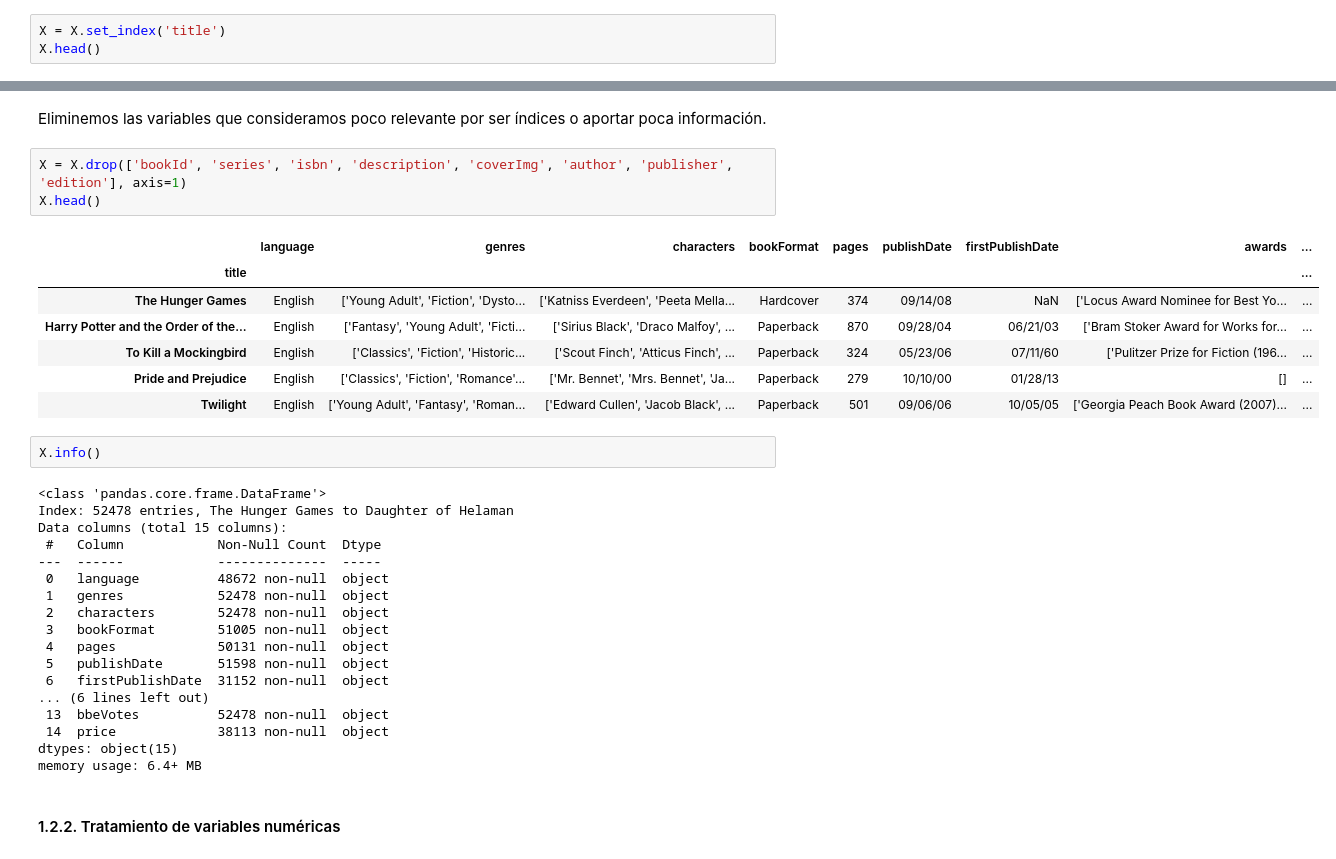
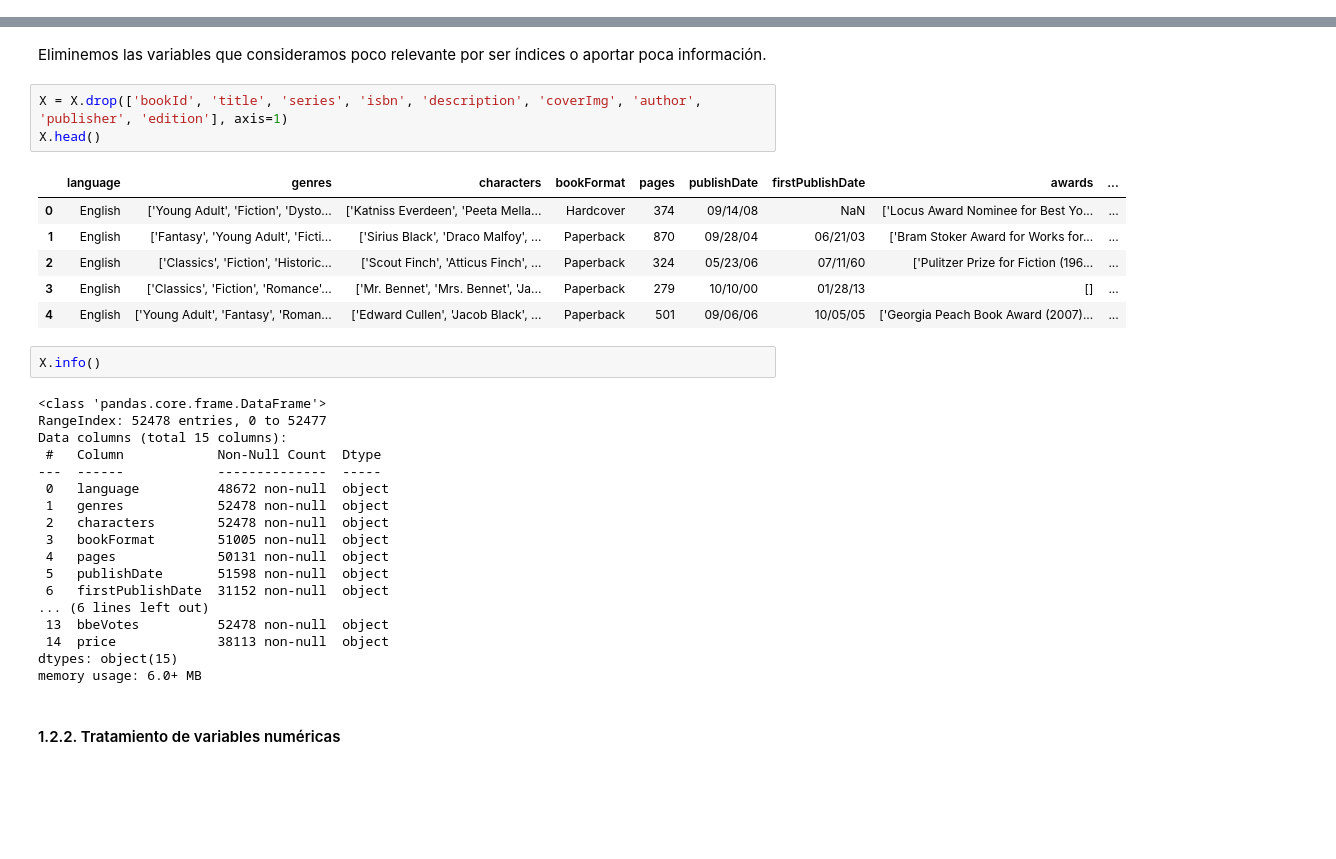
Before and after one commit to igmarco/PreparacionDeDatos_Trabajos, a Jupyter notebook: PD_Trabajo2Opcional/AscorbeMarco_PD_Trabajo2Opcional.ipynb, the cells around one changed output, grey strips where cells are left out. Saved outputs shown, nothing was run; the diff lists cells and outputs as text; blank space fills up the shorter version.

```diff
--- a/PD_Trabajo2Opcional/AscorbeMarco_PD_Trabajo2Opcional.ipynb
+++ b/PD_Trabajo2Opcional/AscorbeMarco_PD_Trabajo2Opcional.ipynb
@@ -96,3 +73,0 @@ Bien es cierto, que podemos usar un identificador de entre los que tenemos para
-# %%
-X = X.set_index('title')
-X.head()
@@ -110,21 +76,20 @@ X.head()
 # %% [markdown]
 Eliminemos las variables que consideramos poco relevante por ser índices o aportar poca información.
 # %%
-X = X.drop(['bookId', 'series', 'isbn', 'description', 'coverImg', 'author', 'publisher', 'edition'], axis=1)
+X = X.drop(['bookId', 'title', 'series', 'isbn', 'description', 'coverImg', 'author', 'publisher', 'edition'], axis=1)
 X.head()
 # %% [output]
 |  | language | genres | characters | bookFormat | pages | publishDate | firstPublishDate | awards | ... |
-| title |  |  |  |  |  |  |  |  | ... |
-| The Hunger Games | English | ['Young Adult', 'Fiction', 'Dysto... | ['Katniss Everdeen', 'Peeta Mella... | Hardcover | 374 | 09/14/08 | NaN | ['Locus Award Nominee for Best Yo... | ... |
-| Harry Potter and the Order of the... | English | ['Fantasy', 'Young Adult', 'Ficti... | ['Sirius Black', 'Draco Malfoy', ... | Paperback | 870 | 09/28/04 | 06/21/03 | ['Bram Stoker Award for Works for... | ... |
-| To Kill a Mockingbird | English | ['Classics', 'Fiction', 'Historic... | ['Scout Finch', 'Atticus Finch', ... | Paperback | 324 | 05/23/06 | 07/11/60 | ['Pulitzer Prize for Fiction (196... | ... |
-| Pride and Prejudice | English | ['Classics', 'Fiction', 'Romance'... | ['Mr. Bennet', 'Mrs. Bennet', 'Ja... | Paperback | 279 | 10/10/00 | 01/28/13 | [] | ... |
-| Twilight | English | ['Young Adult', 'Fantasy', 'Roman... | ['Edward Cullen', 'Jacob Black', ... | Paperback | 501 | 09/06/06 | 10/05/05 | ['Georgia Peach Book Award (2007)... | ... |
+| 0 | English | ['Young Adult', 'Fiction', 'Dysto... | ['Katniss Everdeen', 'Peeta Mella... | Hardcover | 374 | 09/14/08 | NaN | ['Locus Award Nominee for Best Yo... | ... |
+| 1 | English | ['Fantasy', 'Young Adult', 'Ficti... | ['Sirius Black', 'Draco Malfoy', ... | Paperback | 870 | 09/28/04 | 06/21/03 | ['Bram Stoker Award for Works for... | ... |
+| 2 | English | ['Classics', 'Fiction', 'Historic... | ['Scout Finch', 'Atticus Finch', ... | Paperback | 324 | 05/23/06 | 07/11/60 | ['Pulitzer Prize for Fiction (196... | ... |
+| 3 | English | ['Classics', 'Fiction', 'Romance'... | ['Mr. Bennet', 'Mrs. Bennet', 'Ja... | Paperback | 279 | 10/10/00 | 01/28/13 | [] | ... |
+| 4 | English | ['Young Adult', 'Fantasy', 'Roman... | ['Edward Cullen', 'Jacob Black', ... | Paperback | 501 | 09/06/06 | 10/05/05 | ['Georgia Peach Book Award (2007)... | ... |
 # %%
 X.info()
 # %% [output]
 <class 'pandas.core.frame.DataFrame'>
-Index: 52478 entries, The Hunger Games to Daughter of Helaman
+RangeIndex: 52478 entries, 0 to 52477
 Data columns (total 15 columns):
  #   Column            Non-Null Count  Dtype
 ---  ------            --------------  -----
@@ -139,7 +104,7 @@ Data columns (total 15 columns):
  13  bbeVotes          52478 non-null  object
  14  price             38113 non-null  object
 dtypes: object(15)
-memory usage: 6.4+ MB
+memory usage: 6.0+ MB
 # %% [markdown]
 #### 1.2.2. Tratamiento de variables numéricas
 # %% [markdown]
```
Also changed, not shown: parts of 112 cells of this notebook, 1 other file.
